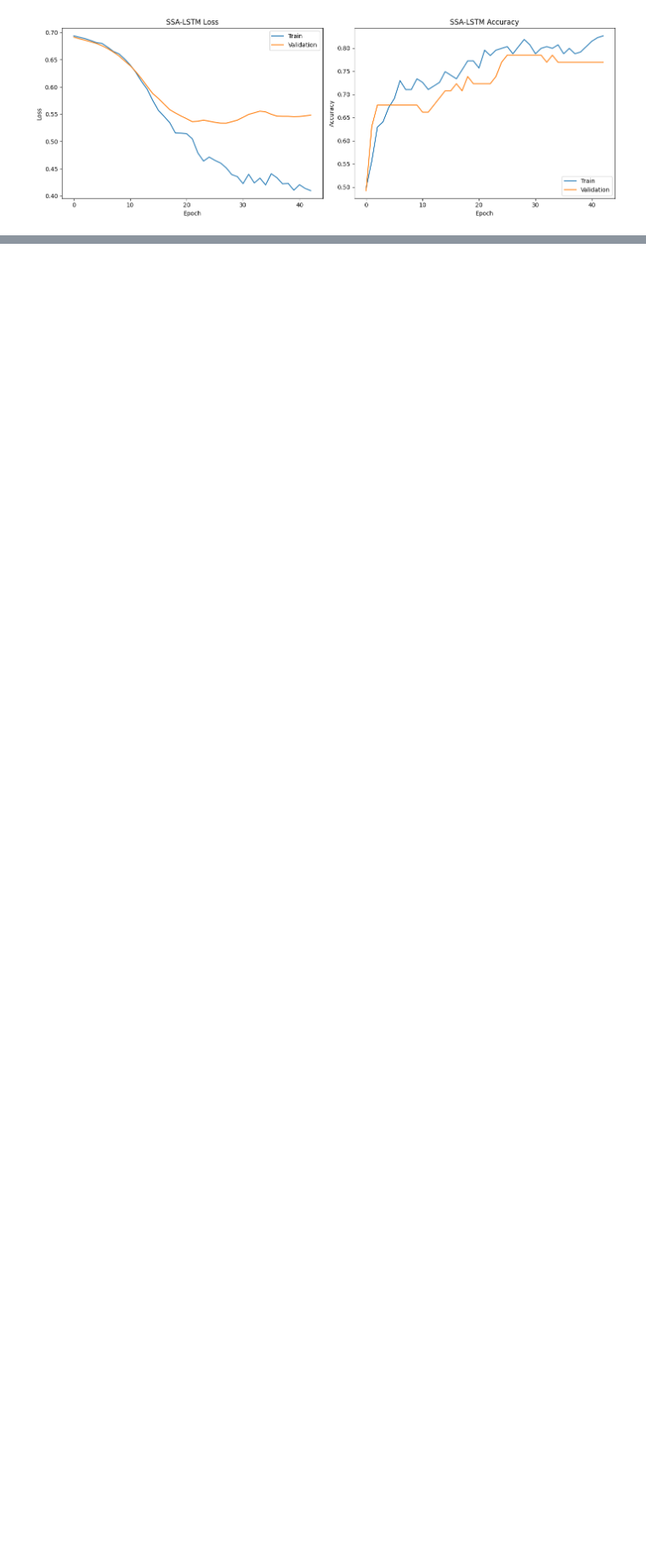
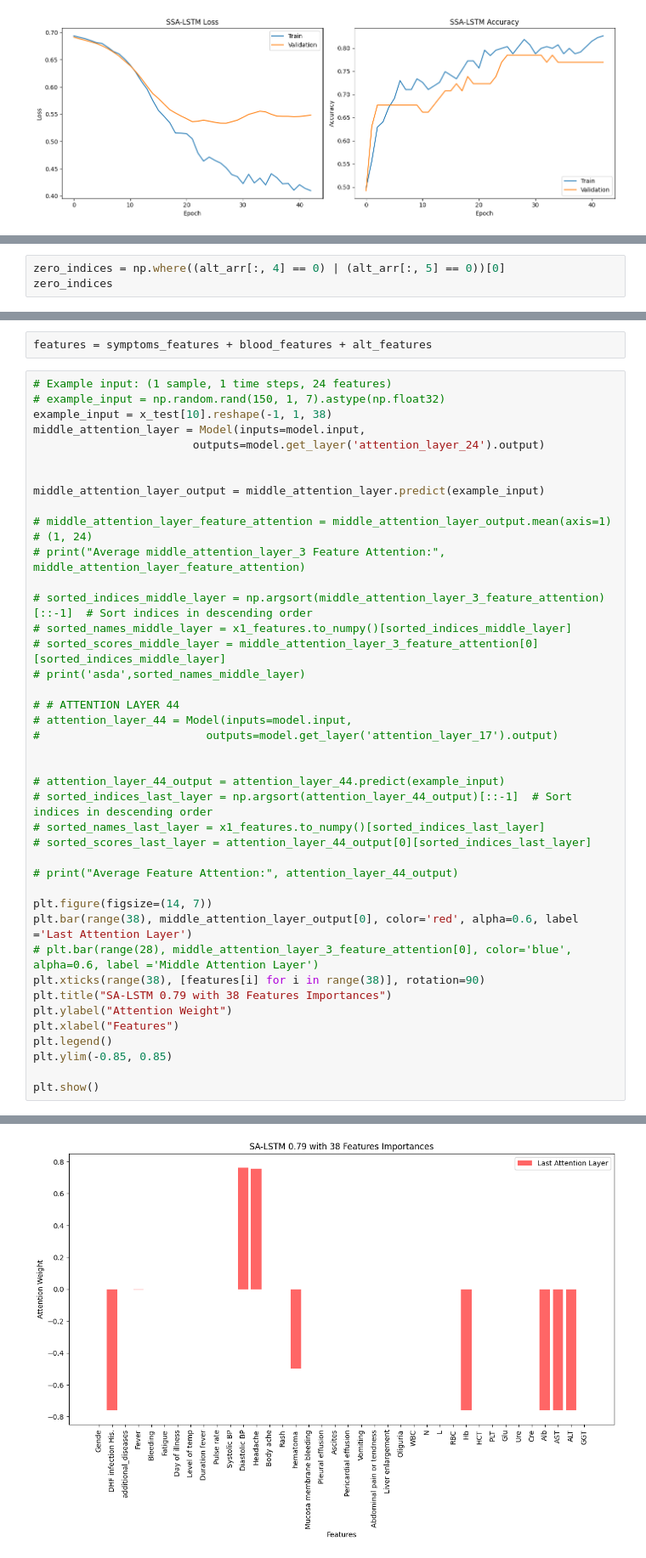
Before and after one commit to khnam-ng/SevereDengueFever, a Jupyter notebook: notebooks/LSTM.ipynb, the cells around one changed output, grey strips where cells are left out. Shown at 85% size. Cells and saved outputs as stored; diff of their text form; blank space fills up the shorter version.

```diff
--- a/notebooks/LSTM.ipynb
+++ b/notebooks/LSTM.ipynb
@@ -1775,0 +1935,3 @@ Average Feature Attention: [[-0.04739723 -0.15779293  0.10361204 -0.14426099  0.
+# %%
+zero_indices = np.where((alt_arr[:, 4] == 0) | (alt_arr[:, 5] == 0))[0]
+zero_indices
@@ -1775,0 +2223,44 @@ Average Feature Attention: [[-0.04739723 -0.15779293  0.10361204 -0.14426099  0.
+# %%
+features = symptoms_features + blood_features + alt_features
+# %%
+# Example input: (1 sample, 1 time steps, 24 features)
+# example_input = np.random.rand(150, 1, 7).astype(np.float32)
+example_input = x_test[10].reshape(-1, 1, 38)
+middle_attention_layer = Model(inputs=model.input,
+                        outputs=model.get_layer('attention_layer_24').output)
+
+
+middle_attention_layer_output = middle_attention_layer.predict(example_input)
+
+# middle_attention_layer_feature_attention = middle_attention_layer_output.mean(axis=1)  # (1, 24)
+# print("Average middle_attention_layer_3 Feature Attention:", middle_attention_layer_feature_attention)
+
+# sorted_indices_middle_layer = np.argsort(middle_attention_layer_3_feature_attention)[::-1]  # Sort indices in descending order
+# sorted_names_middle_layer = x1_features.to_numpy()[sorted_indices_middle_layer]
+# sorted_scores_middle_layer = middle_attention_layer_3_feature_attention[0][sorted_indices_middle_layer]
+# print('asda',sorted_names_middle_layer)
+
+# # ATTENTION LAYER 44
+# attention_layer_44 = Model(inputs=model.input,
+#                         outputs=model.get_layer('attention_layer_17').output)
+
+
+# attention_layer_44_output = attention_layer_44.predict(example_input)
+# sorted_indices_last_layer = np.argsort(attention_layer_44_output)[::-1]  # Sort indices in descending order
+# sorted_names_last_layer = x1_features.to_numpy()[sorted_indices_last_layer]
+# sorted_scores_last_layer = attention_layer_44_output[0][sorted_indices_last_layer]
+
+# print("Average Feature Attention:", attention_layer_44_output)
+
+plt.figure(figsize=(14, 7))
+plt.bar(range(38), middle_attention_layer_output[0], color='red', alpha=0.6, label ='Last Attention Layer')
+# plt.bar(range(28), middle_attention_layer_3_feature_attention[0], color='blue', alpha=0.6, label ='Middle Attention Layer')
+plt.xticks(range(38), [features[i] for i in range(38)], rotation=90)
+plt.title("SA-LSTM 0.79 with 38 Features Importances")
+plt.ylabel("Attention Weight")
+plt.xlabel("Features")
+plt.legend()
+plt.ylim(-0.85, 0.85)
+
+plt.show()
+# %% [output]
@@ -1775,0 +2268 @@ Average Feature Attention: [[-0.04739723 -0.15779293  0.10361204 -0.14426099  0.
+[figure, added]
```
Also changed, not shown: parts of 25 cells of this notebook, 3 other files.
